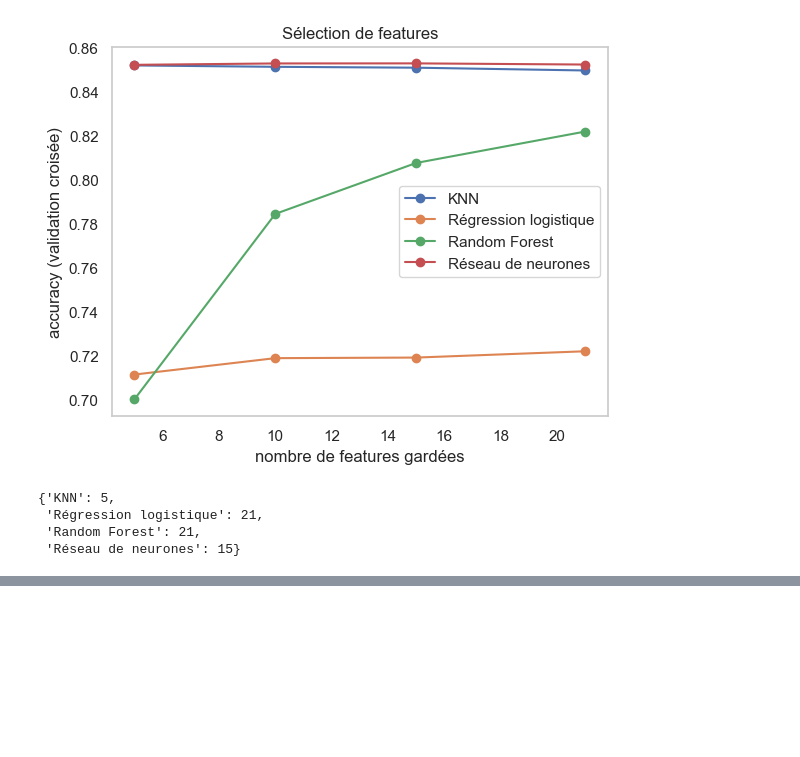
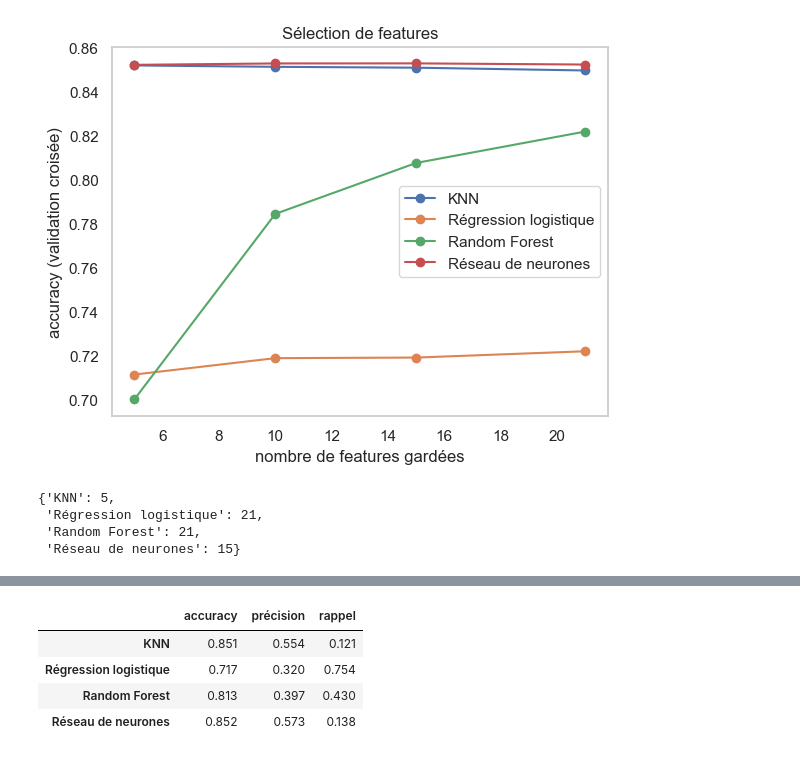
Before and after one commit to PierreGUTTIEREZ/Project_Machine-Learning_Semester-1, a Jupyter notebook: diabetes.ipynb, the cells around one changed output, grey strips where cells are left out. Drawn from its saved outputs; the diff is of its cells as text; code cells hidden in the pictures; blank space fills up the shorter version.

```diff
--- a/diabetes.ipynb
+++ b/diabetes.ipynb
@@ -361,0 +369,13 @@ best_n
+# %%
+# Comparaison des modèles par validation croisée sur le train : c'est ici qu'on choisit
+final_models = {}
+for name, model in models.items():
+    final_models[name] = mw.with_feature_selection(model, best_n[name])
+
+mw.compare_models(final_models, Xtr, ytr).round(3)
+# %% [output]
+|  | accuracy | précision | rappel |
+| KNN | 0.851 | 0.554 | 0.121 |
+| Régression logistique | 0.717 | 0.320 | 0.754 |
+| Random Forest | 0.813 | 0.397 | 0.430 |
+| Réseau de neurones | 0.852 | 0.573 | 0.138 |
```
Also changed, not shown: parts of 7 cells of this notebook.
